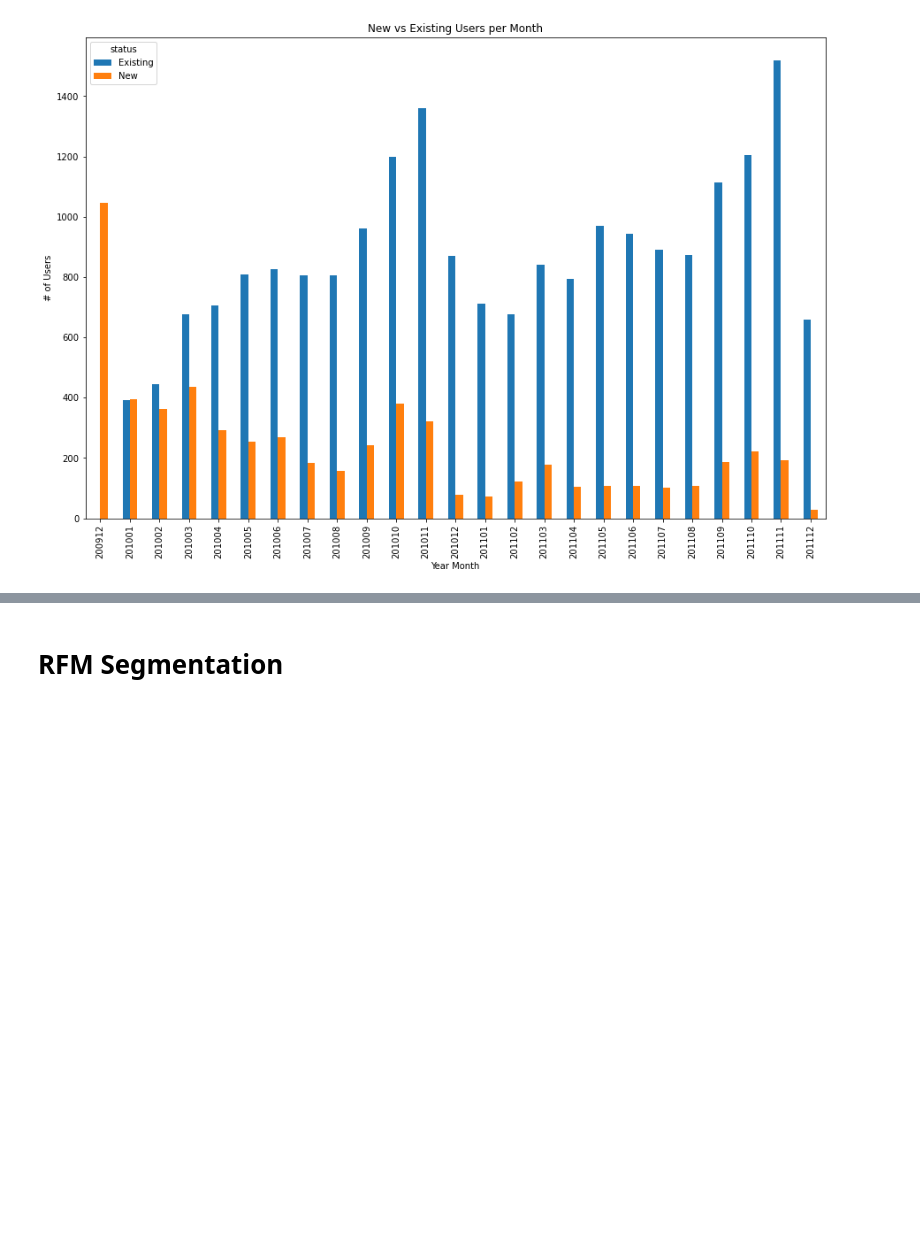
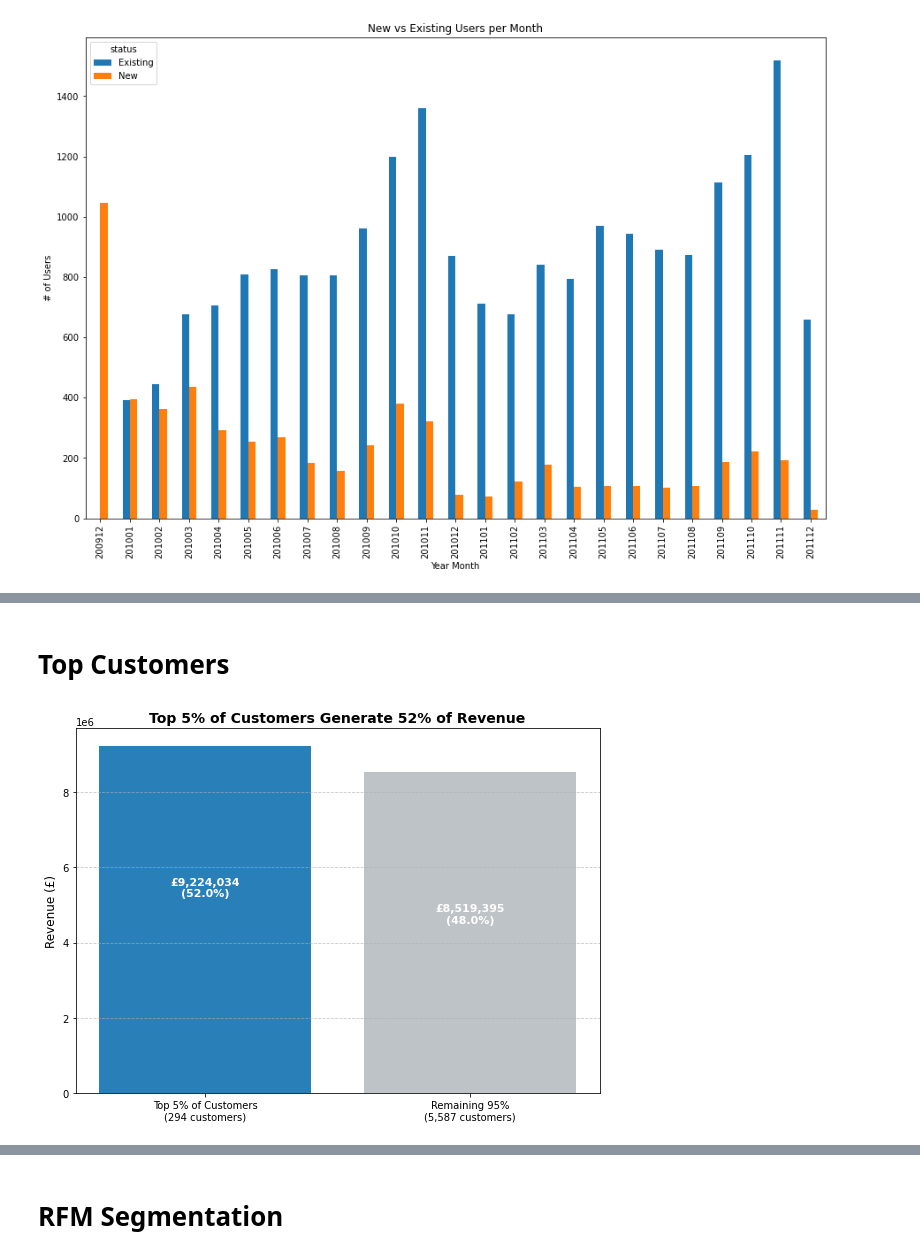
Before and after one commit to jarviscanada/jarvis_data_eng_FredeEmnetu, a Jupyter notebook: python_data_analytics/python_data_wrangling/retail_data_analytics_wrangling.ipynb, the cells around one changed output, grey strips where cells are left out. Cells and saved outputs as stored; diff of their text form; code cells hidden in the pictures; blank space fills up the shorter version.

```diff
--- a/python_data_analytics/python_data_wrangling/retail_data_analytics_wrangling.ipynb
+++ b/python_data_analytics/python_data_wrangling/retail_data_analytics_wrangling.ipynb
@@ -345,0 +334,39 @@ Note: To simplify the problem, let's keep all placed and canceled orders.
+# %% [markdown]
+# Top Customers
+# %%
+total_revenue = retail_df[retail_df['is_cancelled'] == False]['revenue'].sum()
+
+customer_revenue = (
+    retail_df[retail_df['is_cancelled'] == False]
+    .groupby('customer_id')['revenue']
+    .sum()
+    .reset_index()
+)
+customer_revenue.columns = ['customer_id', 'total_revenue']
+customer_revenue = customer_revenue.sort_values('total_revenue', ascending=False).reset_index(drop=True)
+
+top_5_pct_count = int(len(customer_revenue) * 0.05)
+top_5_revenue = customer_revenue.iloc[:top_5_pct_count]['total_revenue'].sum()
+rest_revenue = customer_revenue.iloc[top_5_pct_count:]['total_revenue'].sum()
+
+fig, ax = plt.subplots(figsize=(8, 6))
+
+labels = ['Top 5% of Customers\n(294 customers)', 'Remaining 95%\n(5,587 customers)']
+values = [top_5_revenue, rest_revenue]
+colors = ['#2980b9', '#bdc3c7']
+
+bars = ax.bar(labels, values, color=colors)
+
+for bar, val in zip(bars, values):
+    ax.text(bar.get_x() + bar.get_width()/2, bar.get_height() - 4000000,
+            f'£{val:,.0f}\n({val/(top_5_revenue+rest_revenue)*100:.1f}%)',
+            ha='center',color='white', fontsize=11, fontweight='bold')
+
+ax.set_title('Top 5% of Customers Generate 52% of Revenue', fontsize=14, fontweight='bold')
+ax.set_ylabel('Revenue (£)', fontsize=12)
+ax.grid(True, linestyle='--', alpha=0.7, axis='y')
+
+plt.tight_layout()
+plt.savefig('Top_5%_Customers', dpi=150, bbox_inches='tight')
+# %% [output]
+[figure, added]
```
Also changed, not shown: parts of 28 cells of this notebook, 19 other files.
